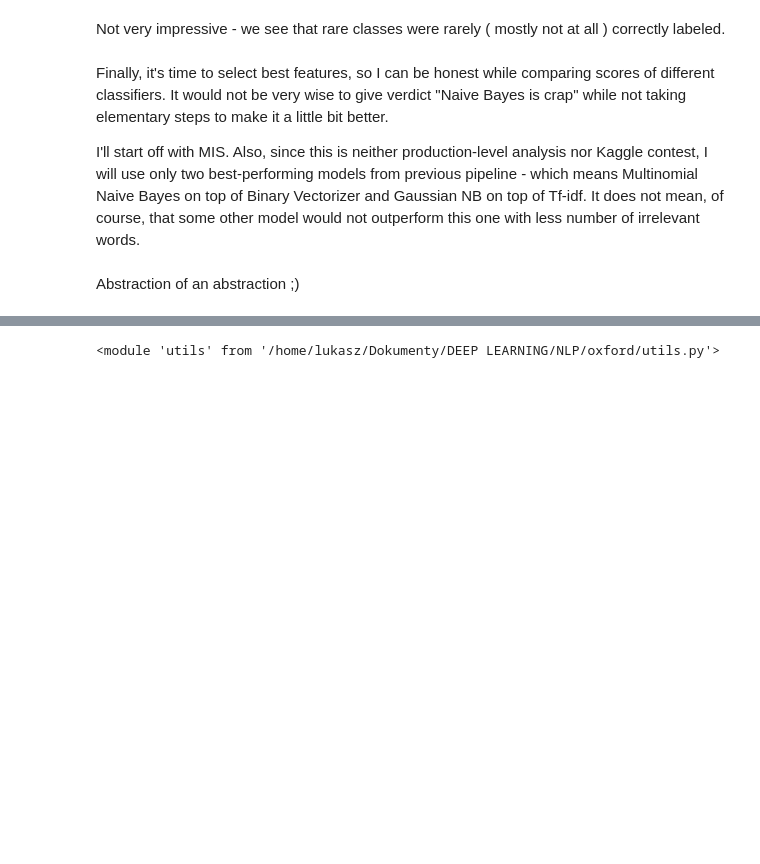
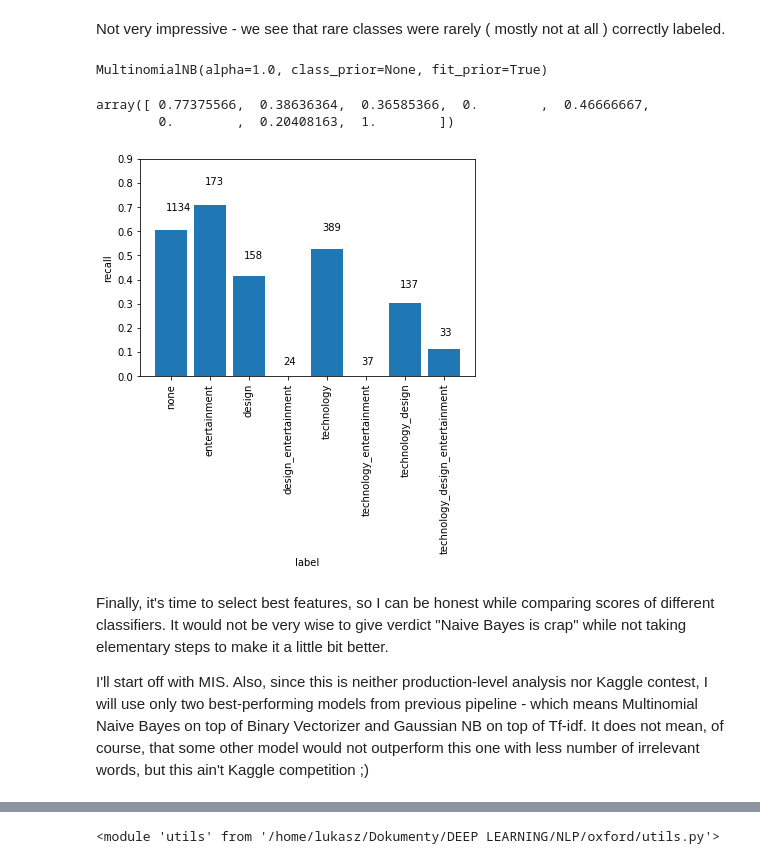
Before and after one commit to czlowiekrakieta/oxford-nlp, a Jupyter notebook: sentiment.ipynb, the cells around one changed output, grey strips where cells are left out. Saved outputs shown, nothing was run; the diff lists cells and outputs as text; code cells hidden in the pictures; blank space fills up the shorter version.

```diff
--- a/sentiment.ipynb
+++ b/sentiment.ipynb
@@ -165,0 +175,6 @@ Not very impressive - we see that rare classes were rarely ( mostly not at all )
+# %%
+clf = MultinomialNB()
+# %%
+clf.fit(transfm, y_train)
+# %% [output]
+MultinomialNB(alpha=1.0, class_prior=None, fit_prior=True)
@@ -166,8 +183,28 @@ Not very impressive - we see that rare classes were rarely ( mostly not at all )
+# %%
+utils.test_score_one_vs_all(y_test, clf.predict(transfm_test), precision_score)
+# %% [output]
+array([ 0.77375566,  0.38636364,  0.36585366,  0.        ,  0.46666667,
+        0.        ,  0.20408163,  1.        ])
+# %%
+rec = utils.test_score_one_vs_all(y_test, clf.predict(transfm_test), recall_score)
+# %%
+labels_readable[0] = 'none'
+# %%
+rects = plt.bar(range(1,9), rec)
+for i, rect in enumerate(rects):
+    h = rect.get_height()
+    plt.text(rect.get_x() + rect.get_width()/3, .05*(1-h)+1.1*h, counts[i])
+
+plt.xticks(range(1,9), labels_readable, rotation=90)
+plt.ylim(0, .9)
+plt.ylabel('recall')
+plt.xlabel('label')
+plt.show()
+# %% [output]
+[figure, added]
 # %% [markdown]
 
 
 Finally, it's time to select best features, so I can be honest while comparing scores of different classifiers. It would not be very wise to give verdict "Naive Bayes is crap" while not taking elementary steps to make it a little bit better.
 
-I'll start off with MIS. Also, since this is neither production-level analysis nor Kaggle contest, I will use only two best-performing models from previous pipeline - which means Multinomial Naive Bayes on top of Binary Vectorizer and Gaussian NB on top of Tf-idf. It does not mean, of course, that some other model would not outperform this one with less number of irrelevant words.
+I'll start off with MIS. Also, since this is neither production-level analysis nor Kaggle contest, I will use only two best-performing models from previous pipeline - which means Multinomial Naive Bayes on top of Binary Vectorizer and Gaussian NB on top of Tf-idf. It does not mean, of course, that some other model would not outperform this one with less number of irrelevant words, but this ain't Kaggle competition ;)
-# %% [markdown]
-Abstraction of an abstraction ;)
```
Also changed, not shown: parts of 123 cells of this notebook, 3 other files.
